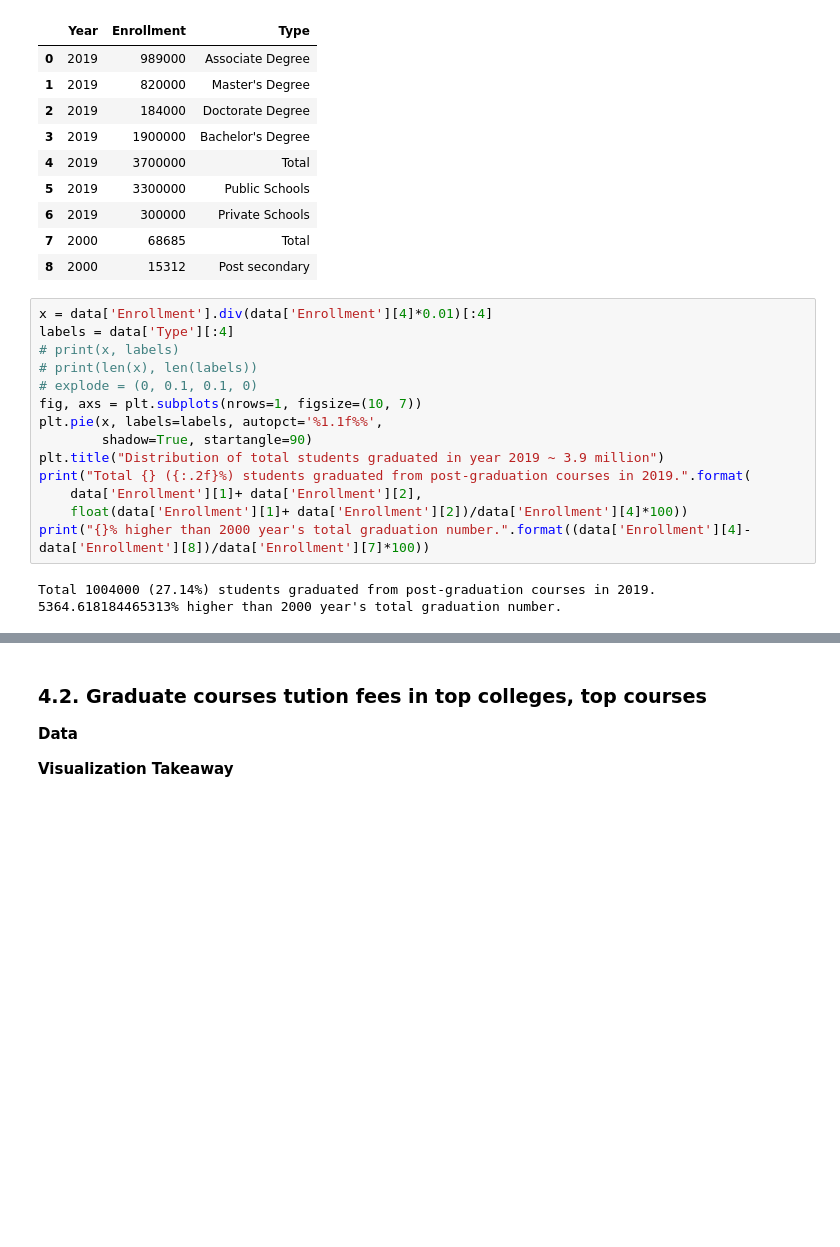
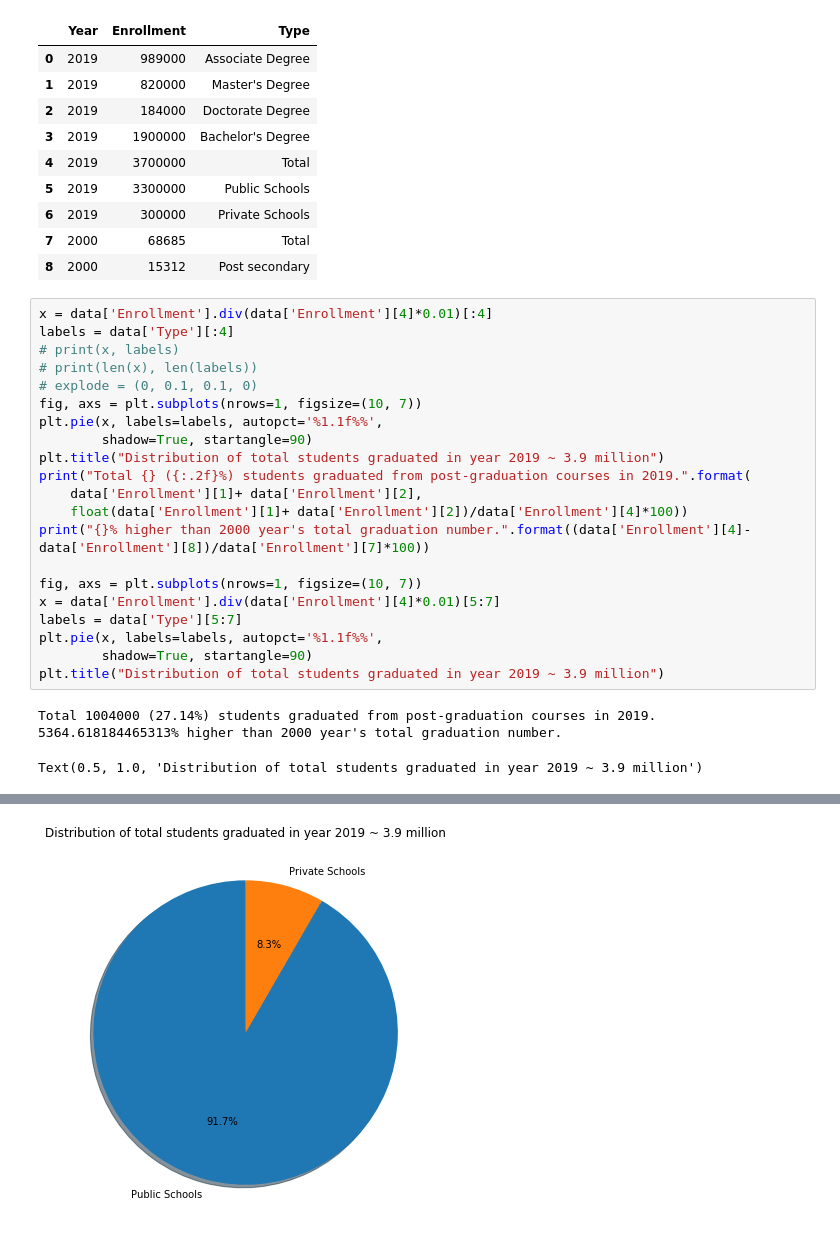
Before and after one commit to YJDave/cs418-s20-cs418_spring20_mighty_python, a Jupyter notebook: main.ipynb, the cells around one changed output, grey strips where cells are left out. Saved outputs shown, nothing was run; the diff lists cells and outputs as text; blank space fills up the shorter version.

```diff
--- a/main.ipynb
+++ b/main.ipynb
@@ -231,24 +231,27 @@ data
 # %%
 x = data['Enrollment'].div(data['Enrollment'][4]*0.01)[:4]
 labels = data['Type'][:4]
 # print(x, labels)
 # print(len(x), len(labels))
 # explode = (0, 0.1, 0.1, 0)
 fig, axs = plt.subplots(nrows=1, figsize=(10, 7))
 plt.pie(x, labels=labels, autopct='%1.1f%%',
         shadow=True, startangle=90)
 plt.title("Distribution of total students graduated in year 2019 ~ 3.9 million")
 print("Total {} ({:.2f}%) students graduated from post-graduation courses in 2019.".format(
     data['Enrollment'][1]+ data['Enrollment'][2],
     float(data['Enrollment'][1]+ data['Enrollment'][2])/data['Enrollment'][4]*100))
 print("{}% higher than 2000 year's total graduation number.".format((data['Enrollment'][4]-data['Enrollment'][8])/data['Enrollment'][7]*100))
+
+fig, axs = plt.subplots(nrows=1, figsize=(10, 7))
+x = data['Enrollment'].div(data['Enrollment'][4]*0.01)[5:7]
+labels = data['Type'][5:7]
+plt.pie(x, labels=labels, autopct='%1.1f%%',
+        shadow=True, startangle=90)
+plt.title("Distribution of total students graduated in year 2019 ~ 3.9 million")
 # %% [output]
 Total 1004000 (27.14%) students graduated from post-graduation courses in 2019.
 5364.618184465313% higher than 2000 year's total graduation number.
+Text(0.5, 1.0, 'Distribution of total students graduated in year 2019 ~ 3.9 million')
 [figure]
+[figure, added]
-# %% [markdown]
-### 4.2. Graduate courses tution fees in top colleges, top courses
-
-**Data**
-
-**Visualization Takeaway**
```
Also changed, not shown: parts of 4 cells of this notebook, 2 other files.
